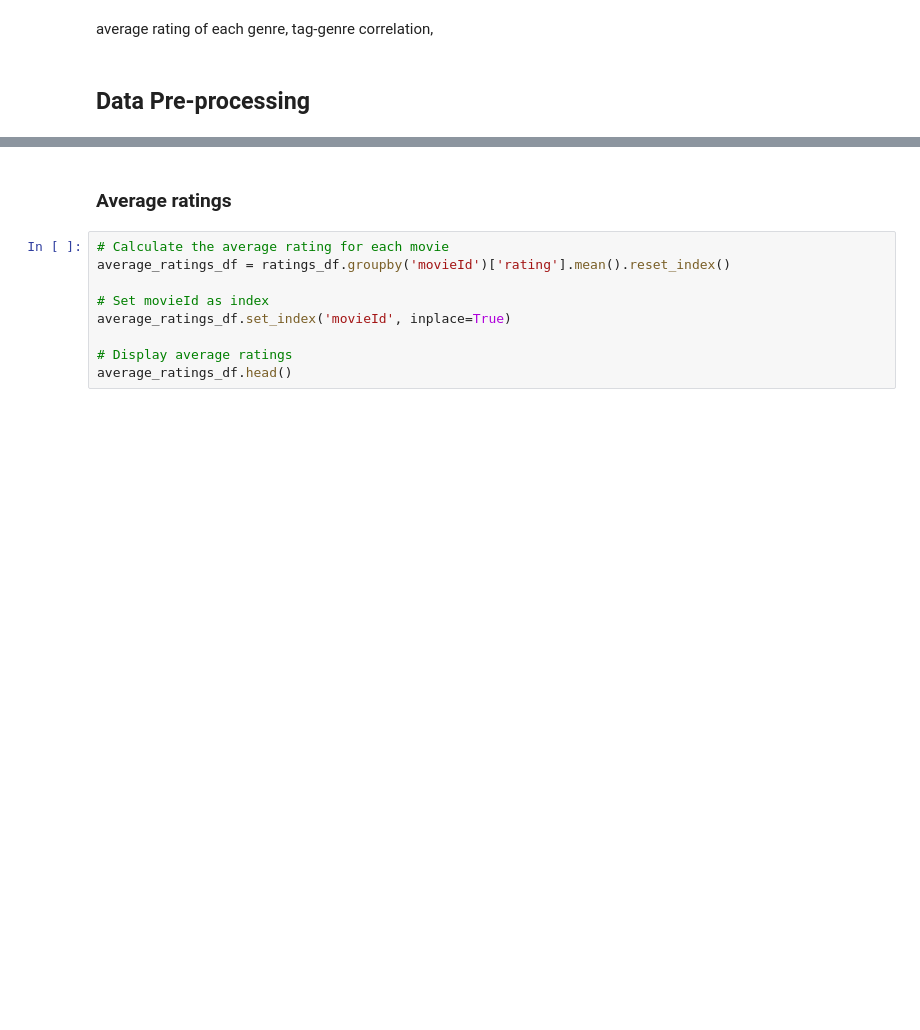
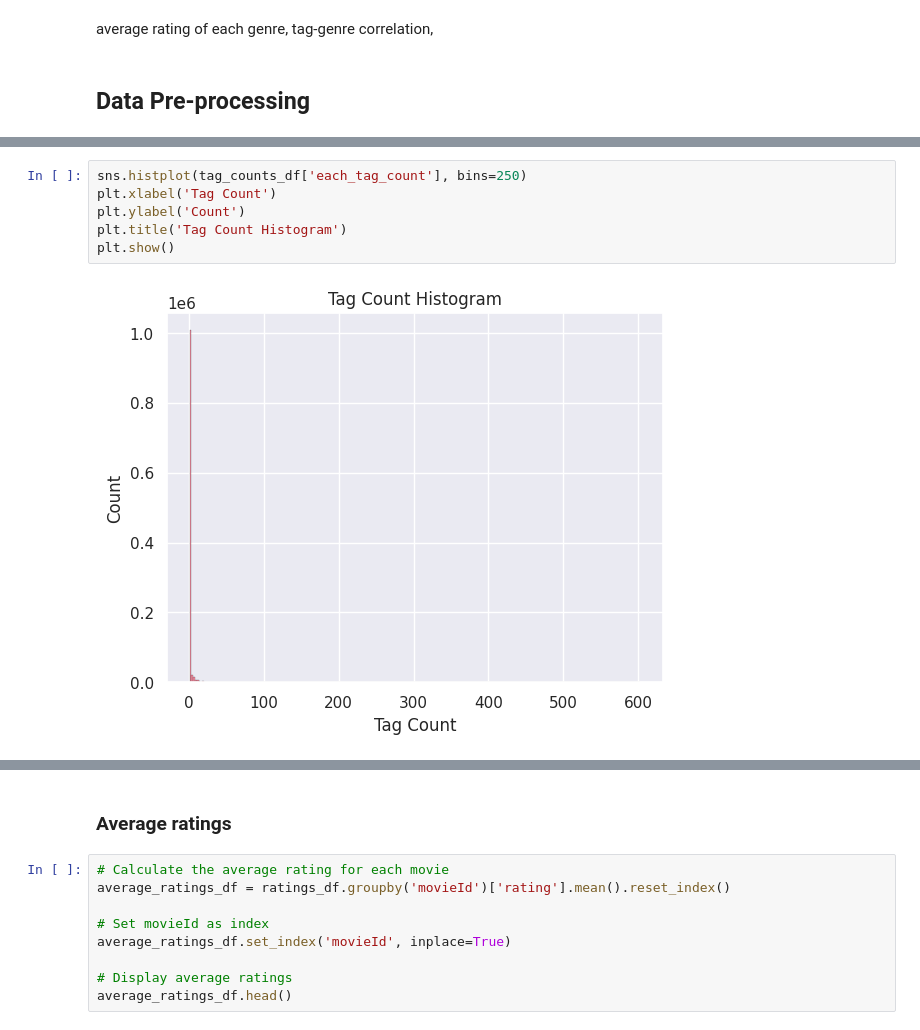
Before and after one commit to aaronmj7/MSc_project, a Jupyter notebook: Project_v1.ipynb, the cells around one changed output, grey strips where cells are left out. Drawn from its saved outputs; the diff is of its cells as text; blank space fills up the shorter version.

```diff
--- a/Project_v1.ipynb
+++ b/Project_v1.ipynb
@@ -267,0 +762,8 @@ average rating of each genre, tag-genre correlation,
+# %%
+sns.histplot(tag_counts_df['each_tag_count'], bins=250)
+plt.xlabel('Tag Count')
+plt.ylabel('Count')
+plt.title('Tag Count Histogram')
+plt.show()
+# %% [output]
+[figure, added]
```
Also changed, not shown: parts of 78 cells of this notebook.
